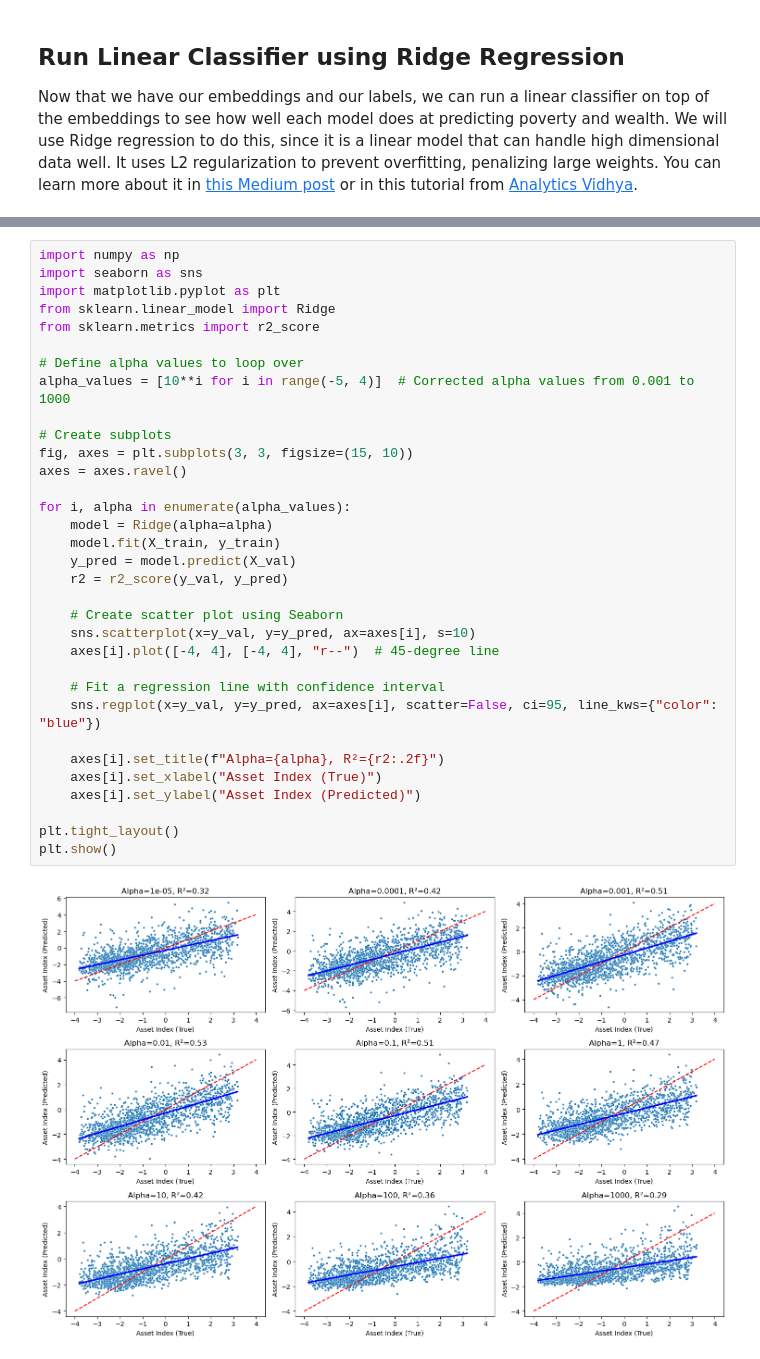
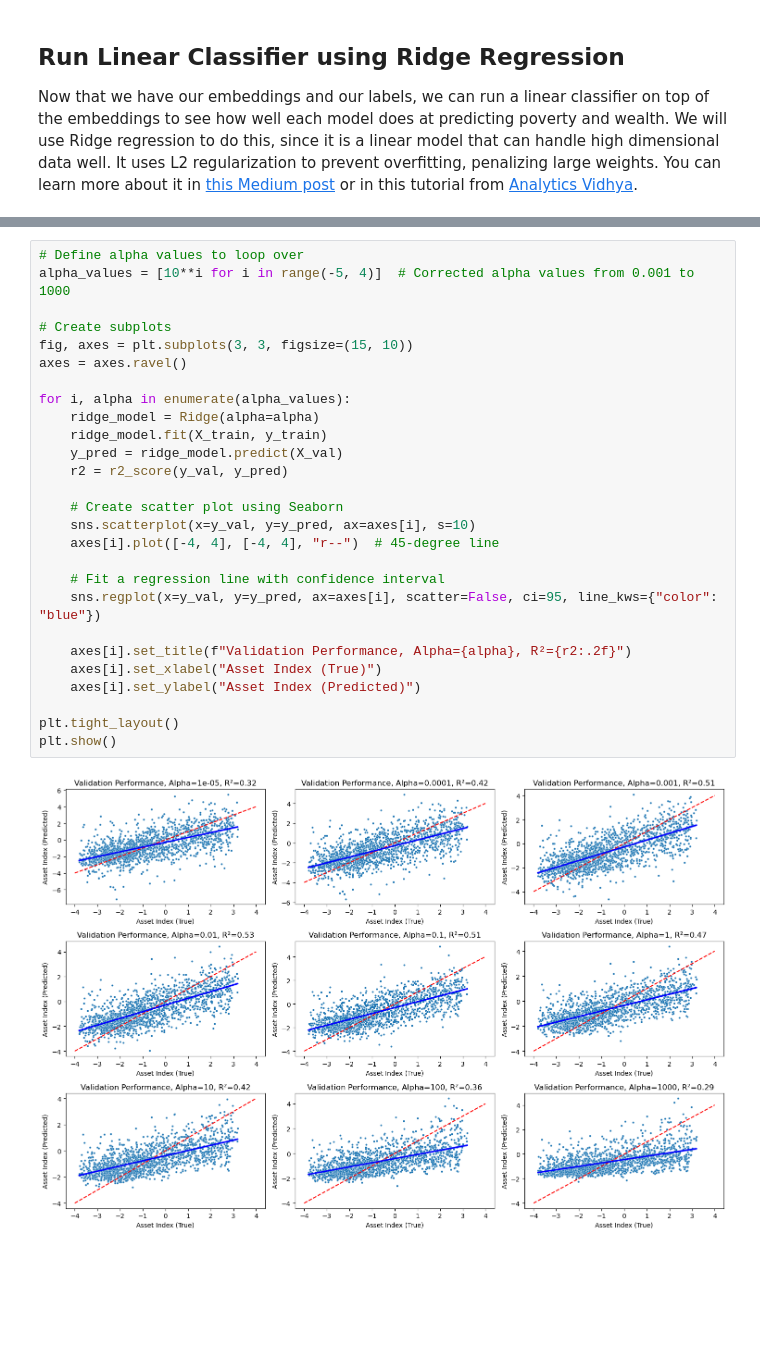
Before and after one commit to Better-Planet-Laboratory/ai4good, a Jupyter notebook: Notebooks/wk5/pt2-mosaiks.ipynb, the cells around one changed output, grey strips where cells are left out. Cells and saved outputs as stored; diff of their text form; blank space fills up the shorter version.

```diff
--- a/Notebooks/wk5/pt2-mosaiks.ipynb
+++ b/Notebooks/wk5/pt2-mosaiks.ipynb
@@ -219,35 +223,29 @@ Shape of df_test:  (1573, 4001)
 # %%
-import numpy as np
-import seaborn as sns
-import matplotlib.pyplot as plt
-from sklearn.linear_model import Ridge
-from sklearn.metrics import r2_score
-
 # Define alpha values to loop over
 alpha_values = [10**i for i in range(-5, 4)]  # Corrected alpha values from 0.001 to 1000
 
 # Create subplots
 fig, axes = plt.subplots(3, 3, figsize=(15, 10))
 axes = axes.ravel()
 
 for i, alpha in enumerate(alpha_values):
-    model = Ridge(alpha=alpha)
-    model.fit(X_train, y_train)
-    y_pred = model.predict(X_val)
+    ridge_model = Ridge(alpha=alpha)
+    ridge_model.fit(X_train, y_train)
+    y_pred = ridge_model.predict(X_val)
     r2 = r2_score(y_val, y_pred)
 
     # Create scatter plot using Seaborn
     sns.scatterplot(x=y_val, y=y_pred, ax=axes[i], s=10)
     axes[i].plot([-4, 4], [-4, 4], "r--")  # 45-degree line
 
     # Fit a regression line with confidence interval
     sns.regplot(x=y_val, y=y_pred, ax=axes[i], scatter=False, ci=95, line_kws={"color": "blue"})
 
-    axes[i].set_title(f"Alpha={alpha}, R²={r2:.2f}")
+    axes[i].set_title(f"Validation Performance, Alpha={alpha}, R²={r2:.2f}")
     axes[i].set_xlabel("Asset Index (True)")
     axes[i].set_ylabel("Asset Index (Predicted)")
 
 plt.tight_layout()
 plt.show()
 # %% [output]
-[figure, old version]
+[figure, new version]
```
Also changed, not shown: parts of 16 cells of this notebook, 1 other file.
